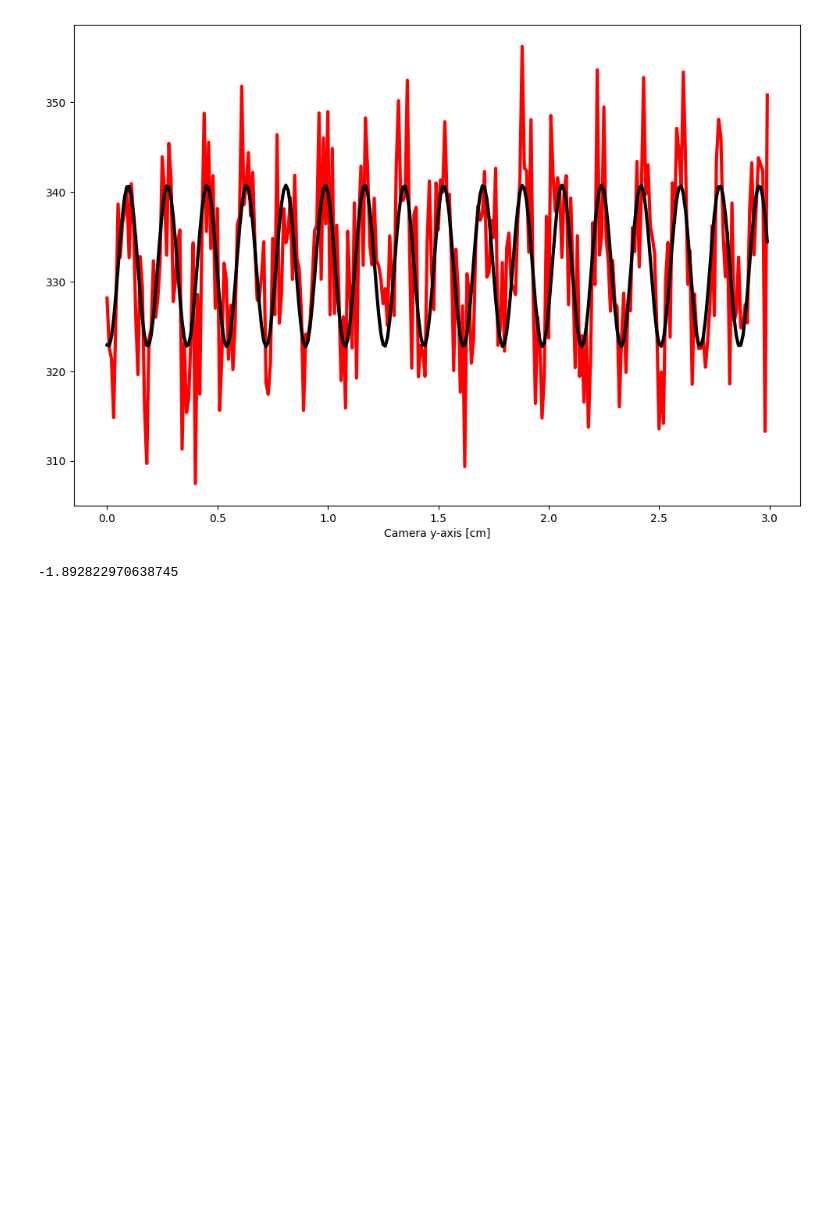
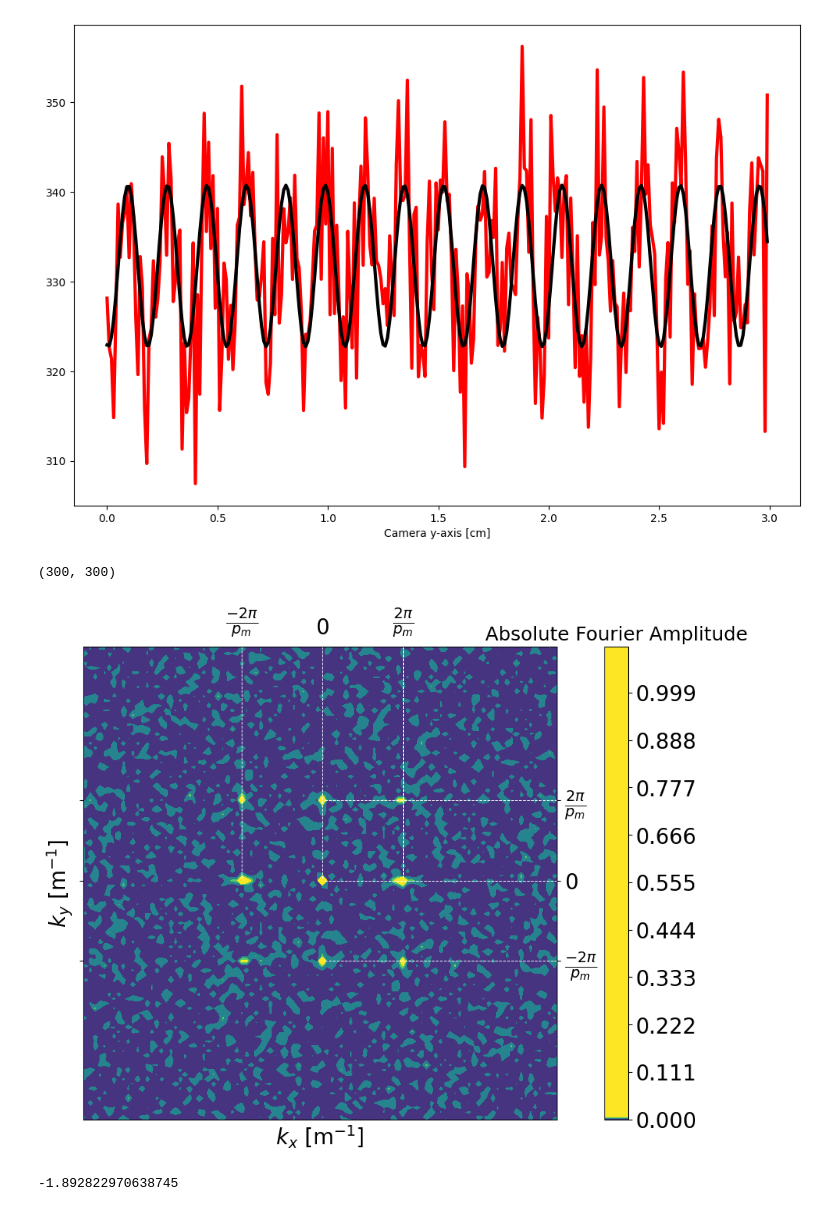
Before and after one commit to G4byte/NPGMI-src, a Jupyter notebook: Simulations and Plots/JPARC/2D Gratings/JPARC 2D experiment.ipynb, the cells around one changed output. Drawn from its saved outputs; the diff is of its cells as text; code cells hidden in the pictures; blank space fills up the shorter version.

Commit message:
Added data fft2d plot

```diff
--- a/Simulations and Plots/JPARC/2D Gratings/JPARC 2D experiment.ipynb
+++ b/Simulations and Plots/JPARC/2D Gratings/JPARC 2D experiment.ipynb
@@ -657,6 +657,76 @@ plt.show()
 plt.close(fig)
 # %% [output]
 [figure]
+# %%
+test.shape
+# %% [output]
+(300, 300)
+# %%
+datafft = np.abs(fftshift(fft2(test, norm = "forward")))
+
+
+# a, kx, ky = sim2d.all_a[-1], sim2d.all_kx[-1], sim2d.all_ky[-1]
+
+# condx = np.where(np.isclose(np.abs(kx), kx_moire))
+# condy = np.where(np.isclose(np.abs(ky), ky_moire))
+# cond_0 = np.where(np.isclose(kx,0))
+# print(np.abs(a)[condx,condy])
+# print(np.abs(a)[cond_0,cond_0])
+
+fig, ax = plt.subplots(figsize = (16,8))
+
+
+
+
+c = ax.contourf(datafft, levels = 1000, origin = "lower",)# extent = (kx[0],kx[-1],ky[0],ky[-1]))
+# c = ax.imshow(np.abs(a)/np.ptp(kx)/np.ptp(ky), origin = "lower", extent = (np.min(kx),np.max(kx),np.min(ky),np.max(ky)))
+
+
+c.set_clim(0,5e-2)
+
+cbar = fig.colorbar(c,)#  format = "%.3f")
+cbar.ax.tick_params(labelsize = 20)
+cbar.ax.set_title("Absolute Fourier Amplitude", fontsize = 18)
+
+
+
+ax.set_xticks(np.array([133.5,150.5,167.5]), [r"$\frac{-2\pi}{p_m}$","0", r"$\frac{2\pi}{p_m}$"])
+ax.set_yticks(np.array([133.5,150.5,167.5]), [r"$\frac{-2\pi}{p_m}$","0", r"$\frac{2\pi}{p_m}$"])
+
+
+ax.tick_params(axis = "x", which = "both", bottom = False, labeltop = True, labelbottom = False)
+ax.tick_params(axis = "y", which = "both", right = True, labelright = True, labelleft = False)
+
+ax.tick_params(labelsize = 20)
+
+# ax.set_yticklabels(np.arange(4,10), fontsize = 20)
+
+ax.set_xlabel(r"$k_x$ [m$^{-1}$]", fontsize = 20)
+ax.set_ylabel(r"$k_y$ [m$^{-1}$]", fontsize = 20)
+
+
+# ax.set_xlim(-2*kx_moire,2*kx_moire)
+# ax.set_ylim(-2*ky_moire,2*ky_moire)
+# ax.set_aspect(1)
+
+ax.set_xlim(100,200)
+ax.set_ylim(100,200)
+ax.set_aspect(1)
+
+
+ax.axvline(133.5, ls= "--", lw=0.7, color = "w", ymin = 0.51, ymax = 1)
+ax.axvline(150.5, ls= "--", color = "w", lw = 0.7, ymin = 0.51, ymax = 1)
+ax.axvline(167.5, ls= "--", lw=0.7, color = "w", ymin = 0.51, ymax = 1)
+
+ax.axhline(133.5, ls= "--", lw=0.7, color = "w", xmin = 0.51, xmax = 1)
+ax.axhline(150.5, ls= "--", color = "w", lw = 0.7, xmin = 0.51, xmax = 1)
+ax.axhline(167.5, ls= "--", lw=0.7, color = "w", xmin = 0.51, xmax = 1)
+
+# fig.savefig("2DDataMomentumSpace.png",bbox_inches = "tight")
+plt.show()
+plt.close(fig)
+# %% [output]
+[figure, added]
 # %%
 d0polyy*1e3
 # %% [output]
```
Also changed, not shown: parts of 5 cells of this notebook, 2 other files.
